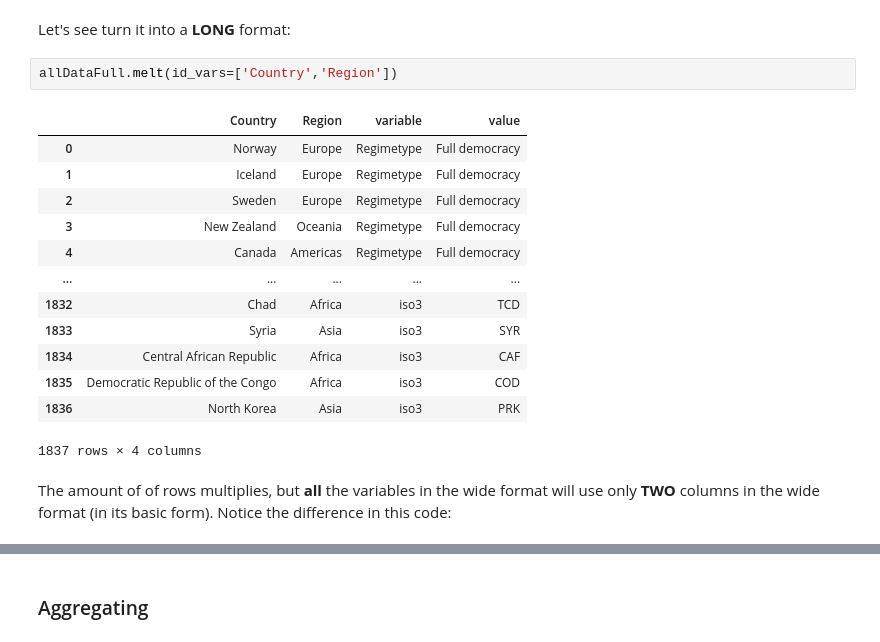
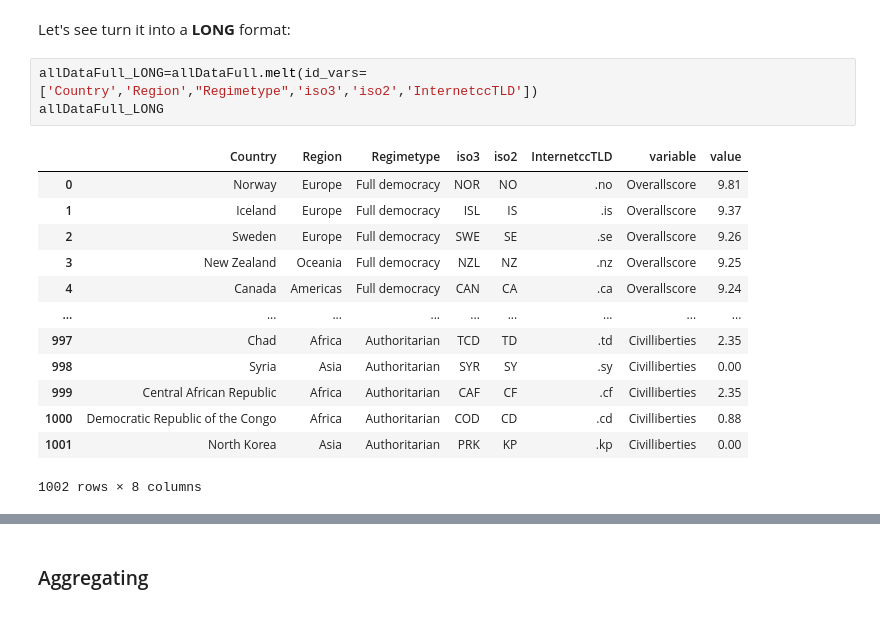
Before and after one commit to rhsu4/CTforGA_integrating, a Jupyter notebook: Integrating_and_Reshaping.ipynb, the cells around one changed output, grey strips where cells are left out. Drawn from its saved outputs; the diff is of its cells as text.

```diff
--- a/Integrating_and_Reshaping.ipynb
+++ b/Integrating_and_Reshaping.ipynb
@@ -580,20 +580,19 @@ allDataFull
 # %% [markdown]
 Let's see turn it into a **LONG** format:
 # %%
-allDataFull.melt(id_vars=['Country','Region'])
+allDataFull_LONG=allDataFull.melt(id_vars=['Country','Region',"Regimetype",'iso3','iso2','InternetccTLD'])
+allDataFull_LONG
 # %% [output]
-|  | Country | Region | variable | value |
-| 0 | Norway | Europe | Regimetype | Full democracy |
-| 1 | Iceland | Europe | Regimetype | Full democracy |
-| 2 | Sweden | Europe | Regimetype | Full democracy |
-| 3 | New Zealand | Oceania | Regimetype | Full democracy |
-| 4 | Canada | Americas | Regimetype | Full democracy |
-| ... | ... | ... | ... | ... |
-| 1832 | Chad | Africa | iso3 | TCD |
-| 1833 | Syria | Asia | iso3 | SYR |
-| 1834 | Central African Republic | Africa | iso3 | CAF |
-| 1835 | Democratic Republic of the Congo | Africa | iso3 | COD |
-| 1836 | North Korea | Asia | iso3 | PRK |
+|  | Country | Region | Regimetype | iso3 | iso2 | InternetccTLD | variable | value |
+| 0 | Norway | Europe | Full democracy | NOR | NO | .no | Overallscore | 9.81 |
+| 1 | Iceland | Europe | Full democracy | ISL | IS | .is | Overallscore | 9.37 |
+| 2 | Sweden | Europe | Full democracy | SWE | SE | .se | Overallscore | 9.26 |
+| 3 | New Zealand | Oceania | Full democracy | NZL | NZ | .nz | Overallscore | 9.25 |
+| 4 | Canada | Americas | Full democracy | CAN | CA | .ca | Overallscore | 9.24 |
+| ... | ... | ... | ... | ... | ... | ... | ... | ... |
+| 997 | Chad | Africa | Authoritarian | TCD | TD | .td | Civilliberties | 2.35 |
+| 998 | Syria | Asia | Authoritarian | SYR | SY | .sy | Civilliberties | 0.00 |
+| 999 | Central African Republic | Africa | Authoritarian | CAF | CF | .cf | Civilliberties | 2.35 |
+| 1000 | Democratic Republic of the Congo | Africa | Authoritarian | COD | CD | .cd | Civilliberties | 0.88 |
+| 1001 | North Korea | Asia | Authoritarian | PRK | KP | .kp | Civilliberties | 0.00 |
-1837 rows × 4 columns
+1002 rows × 8 columns
-# %% [markdown]
-The amount of of rows multiplies, but **all** the variables in the wide format will use only **TWO** columns in the wide format (in its basic form). Notice the difference in this code:
```
Also changed, not shown: parts of 96 cells of this notebook, 3 other files.
